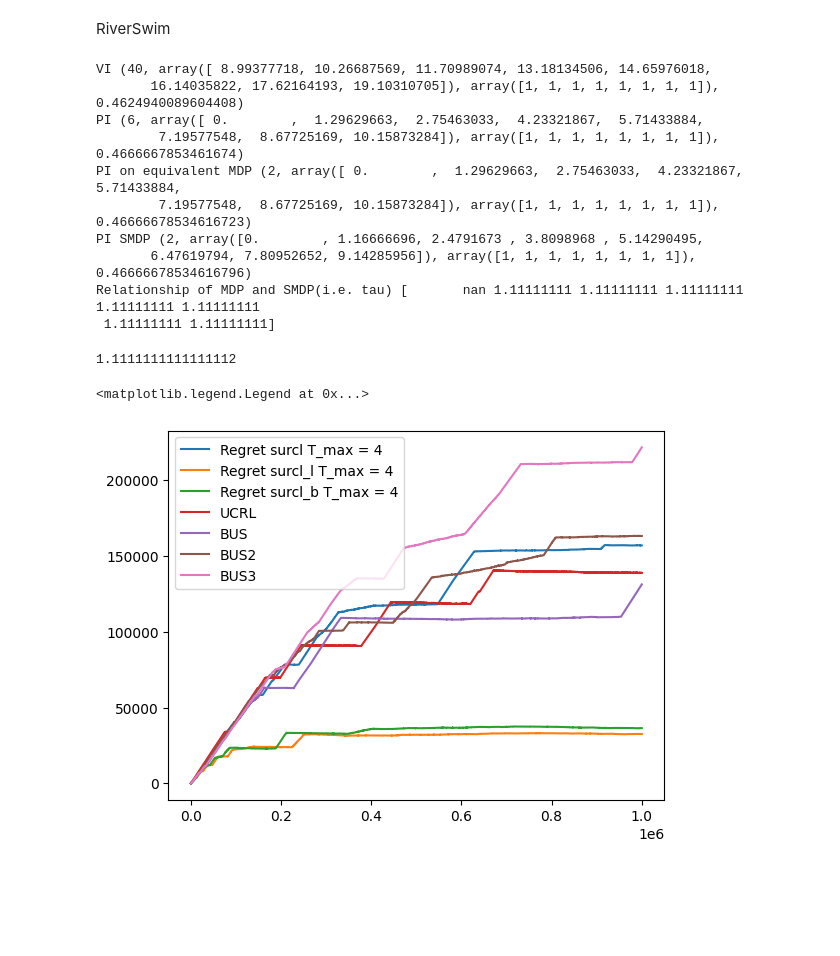
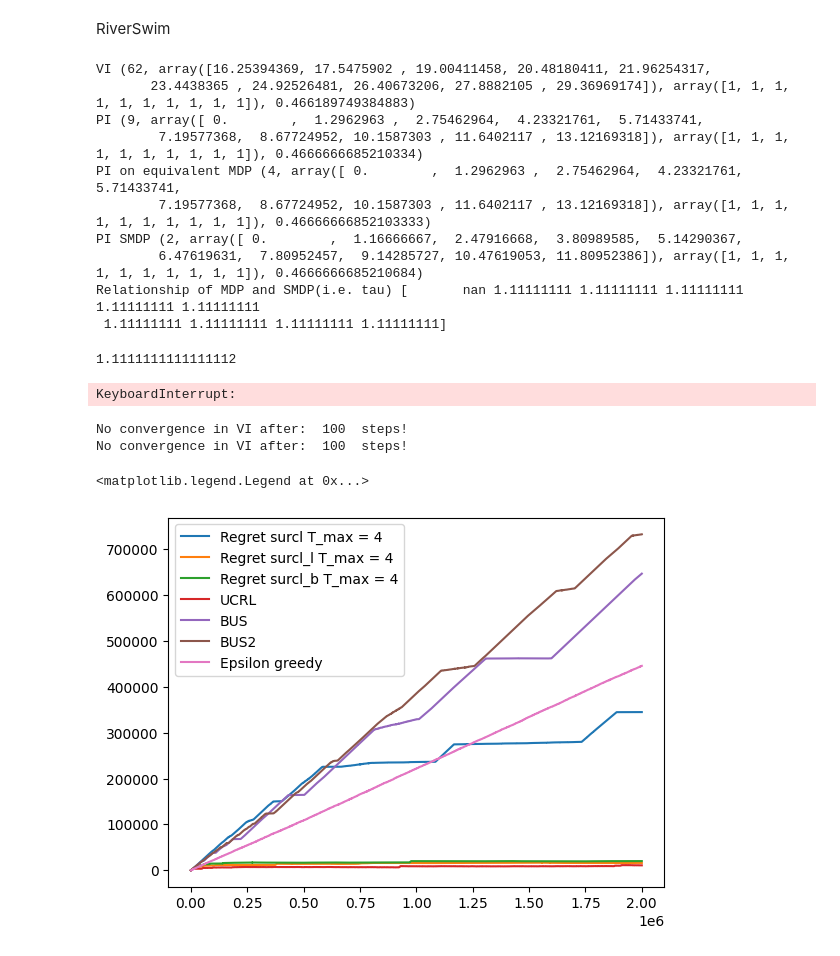
Before and after one commit to Asbjoern00/Bachelor_code, a Jupyter notebook: experiments.ipynb, the cells around one changed output. Saved outputs shown, nothing was run; the diff lists cells and outputs as text; code cells hidden in the pictures; blank space fills up the shorter version.

```diff
--- a/experiments.ipynb
+++ b/experiments.ipynb
@@ -89,19 +156,19 @@ array([ 888.38818306,  918.98091513, 1076.22317094])
 # %% [markdown]
 RiverSwim
 # %%
-env_smdp = rs.riverswim(nS=8, T_max=4)
-env_ucrl = rs.riverswim(nS=8, T_max=1)
-ucrl_naive = ucrl.UCRL2(nS=8, nA = 2, delta = 0.05)
-smdp_ucrl = ucrlS.UCRL_SMDP(nS = 8, nA = 2, delta = 0.05, b_r=1,b_tau=1,sigma_r=None, sigma_tau=None, r_max=1,tau_min=1, tau_max=None, T_max = 4,imprv=0)
+env_smdp = rs.riverswim(nS=10, T_max=4)
+env_ucrl = rs.riverswim(nS=10, T_max=1)
+ucrl_naive = ucrl.UCRL2_L(nS=10, nA = 2, delta = 0.05)
+smdp_ucrl = ucrlS.UCRL_SMDP(nS = 10, nA = 2, delta = 0.05, b_r=1,b_tau=1,sigma_r=None, sigma_tau=None, r_max=1,tau_min=1, tau_max=None, T_max = 4,imprv=0)
 # propose new confidence sets.
-smdp_ucrl_l = ucrlS.UCRL_SMDP(nS = 8, nA = 2, delta = 0.05/6, b_r=1,b_tau=1,sigma_r=None, sigma_tau=None, r_max=1,tau_min=1, tau_max=None, T_max = 4,imprv=1)
+smdp_ucrl_l = ucrlS.UCRL_SMDP(nS = 10, nA = 2, delta = 0.05/6, b_r=1,b_tau=1,sigma_r=None, sigma_tau=None, r_max=1,tau_min=1, tau_max=None, T_max = 4,imprv=1)
 # propose new Brunskill-confidence sets.
-smdp_ucrl_b = ucrlS.UCRL_SMDP(nS = 8, nA = 2, delta = 0.05/6, b_r=1,b_tau=1,sigma_r=None, sigma_tau=None, r_max=1,tau_min=1, tau_max=None, T_max = 4,imprv=2)
+smdp_ucrl_b = ucrlS.UCRL_SMDP(nS = 10, nA = 2, delta = 0.05/6, b_r=1,b_tau=1,sigma_r=None, sigma_tau=None, r_max=1,tau_min=1, tau_max=None, T_max = 4,imprv=2)
 
-Bus_ucrl = ucrlS.BUS(nS = 8, nA = 2, delta = 0.05, b_r=1,b_tau=1,sigma_r=None, sigma_tau=None, r_max=1,tau_min=1, tau_max=None, T_max_grid = np.array([2,4,6]),imprv=0)
-Bus2_ucrl = ucrlS.BUS2(nS = 8, nA = 2, delta = 0.05, b_r=1,b_tau=1,r_max=1,tau_min=1, T_max_grid = np.array([2,4,6]),imprv=0)
-Bus3_ucrl = ucrlS.BUS3(nS = 8, nA = 2, delta = 0.05, b_r=1,b_tau=1,r_max=1,tau_min=1, T_max_grid = np.array([2,4,6]),imprv=0)
+Bus_ucrl = ucrlS.BUS(nS = 10, nA = 2, delta = 0.05, b_r=1,b_tau=1,sigma_r=None, sigma_tau=None, r_max=1,tau_min=1, tau_max=None, T_max_grid = np.array([2,8,16,20]),imprv=0)
+Bus2_ucrl = ucrlS.BUS2(nS = 10, nA = 2, delta = 0.05, b_r=1,b_tau=1,r_max=1,tau_min=1, T_max_grid = np.array([2,8,16,20]),imprv=0)
 
+epsilon_smdp = egreed.GREEDY(nS = 10, nA = 2)
 _,_,_,gstar = utils.VI(env_ucrl)
 
 print('VI',utils.VI(env_ucrl))
@@ -111,19 +178,21 @@ print('PI SMDP',utils.PI_SMDP(env_smdp))# test of policy iteration in average re
 print('Relationship of MDP and SMDP(i.e. tau)', utils.PI(env_smdp)[1]/utils.PI_SMDP(env_smdp)[1])
 1/0.9 # note they are the same!!!
 # %% [output]
-VI (40, array([ 8.99377718, 10.26687569, 11.70989074, 13.18134506, 14.65976018,
-       16.14035822, 17.62164193, 19.10310705]), array([1, 1, 1, 1, 1, 1, 1, 1]), 0.4624940089604408)
-PI (6, array([ 0.        ,  1.29629663,  2.75463033,  4.23321867,  5.71433884,
-        7.19577548,  8.67725169, 10.15873284]), array([1, 1, 1, 1, 1, 1, 1, 1]), 0.4666667853461674)
-PI on equivalent MDP (2, array([ 0.        ,  1.29629663,  2.75463033,  4.23321867,  5.71433884,
-        7.19577548,  8.67725169, 10.15873284]), array([1, 1, 1, 1, 1, 1, 1, 1]), 0.46666678534616723)
-PI SMDP (2, array([0.        , 1.16666696, 2.4791673 , 3.8098968 , 5.14290495,
-       6.47619794, 7.80952652, 9.14285956]), array([1, 1, 1, 1, 1, 1, 1, 1]), 0.46666678534616796)
+VI (62, array([16.25394369, 17.5475902 , 19.00411458, 20.48180411, 21.96254317,
+       23.4438365 , 24.92526481, 26.40673206, 27.8882105 , 29.36969174]), array([1, 1, 1, 1, 1, 1, 1, 1, 1, 1]), 0.466189749384883)
+PI (9, array([ 0.        ,  1.2962963 ,  2.75462964,  4.23321761,  5.71433741,
+        7.19577368,  8.67724952, 10.1587303 , 11.6402117 , 13.12169318]), array([1, 1, 1, 1, 1, 1, 1, 1, 1, 1]), 0.4666666685210334)
+PI on equivalent MDP (4, array([ 0.        ,  1.2962963 ,  2.75462964,  4.23321761,  5.71433741,
+        7.19577368,  8.67724952, 10.1587303 , 11.6402117 , 13.12169318]), array([1, 1, 1, 1, 1, 1, 1, 1, 1, 1]), 0.46666666852103333)
+PI SMDP (2, array([ 0.        ,  1.16666667,  2.47916668,  3.80989585,  5.14290367,
+        6.47619631,  7.80952457,  9.14285727, 10.47619053, 11.80952386]), array([1, 1, 1, 1, 1, 1, 1, 1, 1, 1]), 0.4666666685210684)
 Relationship of MDP and SMDP(i.e. tau) [       nan 1.11111111 1.11111111 1.11111111 1.11111111 1.11111111
- 1.11111111 1.11111111]
+ 1.11111111 1.11111111 1.11111111 1.11111111]
 1.1111111111111112
 # %%
-reward_ucrl,tau_ucrl = utils.run_experiment(env_ucrl, ucrl_naive, T = 10**6)
-reward_sucrl,tau_sucrl = utils.run_experiment(env_smdp, smdp_ucrl, T = 10**6)
-reward_sucrl_l,tau_sucrl_l = utils.run_experiment(env_smdp, smdp_ucrl_l, T = 10**6)
-reward_sucrl_b,tau_sucrl_b = utils.run_experiment(env_smdp, smdp_ucrl_b, T = 10**6)
+reward_ucrl,tau_ucrl = utils.run_experiment(env_ucrl, ucrl_naive, T = 2*10**6)
+reward_sucrl,tau_sucrl = utils.run_experiment(env_smdp, smdp_ucrl, T = 2*10**6)
+reward_sucrl_l,tau_sucrl_l = utils.run_experiment(env_smdp, smdp_ucrl_l, T = 2*10**6)
+reward_sucrl_b,tau_sucrl_b = utils.run_experiment(env_smdp, smdp_ucrl_b, T = 2*10**6)
+# %% [output]
+KeyboardInterrupt:
@@ -130,8 +201,12 @@ reward_sucrl_b,tau_sucrl_b = utils.run_experiment(env_smdp, smdp_ucrl_b, T = 10*
 # %%
-reward_bus,tau_bus = utils.run_experiment(env_smdp, Bus_ucrl, T = 10**6)
-reward_bus2,tau_bus2 = utils.run_experiment(env_smdp, Bus2_ucrl, T = 10**6)
+reward_bus,tau_bus = utils.run_experiment(env_smdp, Bus_ucrl, T = 2*10**6)
+reward_bus2,tau_bus2 = utils.run_experiment(env_smdp, Bus2_ucrl, T = 2*10**6)
-# %%
-reward_bus3,tau_bus3 = utils.run_experiment(env_smdp, Bus3_ucrl, T = 10**6)
+# %%
+reward_eps,tau_eps = utils.run_experiment(env_smdp, epsilon_smdp, T = 2*10**6)
+regrets_eps = utils.calc_regret(reward=reward_eps, tau = tau_eps, optimal_gain=gstar)
+# %% [output]
+No convergence in VI after:  100  steps!
+No convergence in VI after:  100  steps!
 # %%
 regret_ucrl = utils.calc_regret(reward=reward_ucrl, tau = tau_ucrl, optimal_gain=gstar)
 regret_sucrl = utils.calc_regret(reward=reward_sucrl, tau = tau_sucrl, optimal_gain=gstar)
@@ -140,21 +215,21 @@ regret_sucrl_b = utils.calc_regret(reward=reward_sucrl_b, tau = tau_sucrl_b, opt
 
 regrets_bus = utils.calc_regret(reward=reward_bus, tau = tau_bus, optimal_gain=gstar)
 regrets_bus2 = utils.calc_regret(reward=reward_bus2, tau = tau_bus2, optimal_gain=gstar)
-regrets_bus3 = utils.calc_regret(reward=reward_bus3, tau = tau_bus3, optimal_gain=gstar)
+regrets_eps = utils.calc_regret(reward=reward_eps, tau = tau_eps, optimal_gain=gstar)
 # %%
 plt.plot(regret_sucrl, label = "Regret surcl T_max = 4")
 plt.plot(regret_sucrl_l, label = "Regret surcl_l T_max = 4")
 plt.plot(regret_sucrl_b, label = "Regret surcl_b T_max = 4")
 
 
 
 plt.plot(regret_ucrl, label = "UCRL")
 plt.plot(regrets_bus, label = "BUS")
 
 plt.plot(regrets_bus2, label = "BUS2")
-plt.plot(regrets_bus3, label = "BUS3")
+plt.plot(regrets_eps, label = "Epsilon greedy")
 
 plt.legend()
 # %% [output]
 <matplotlib.legend.Legend at 0x...>
-[figure, old version]
+[figure, new version]
```
Also changed, not shown: parts of 15 cells of this notebook, 2 other files.
